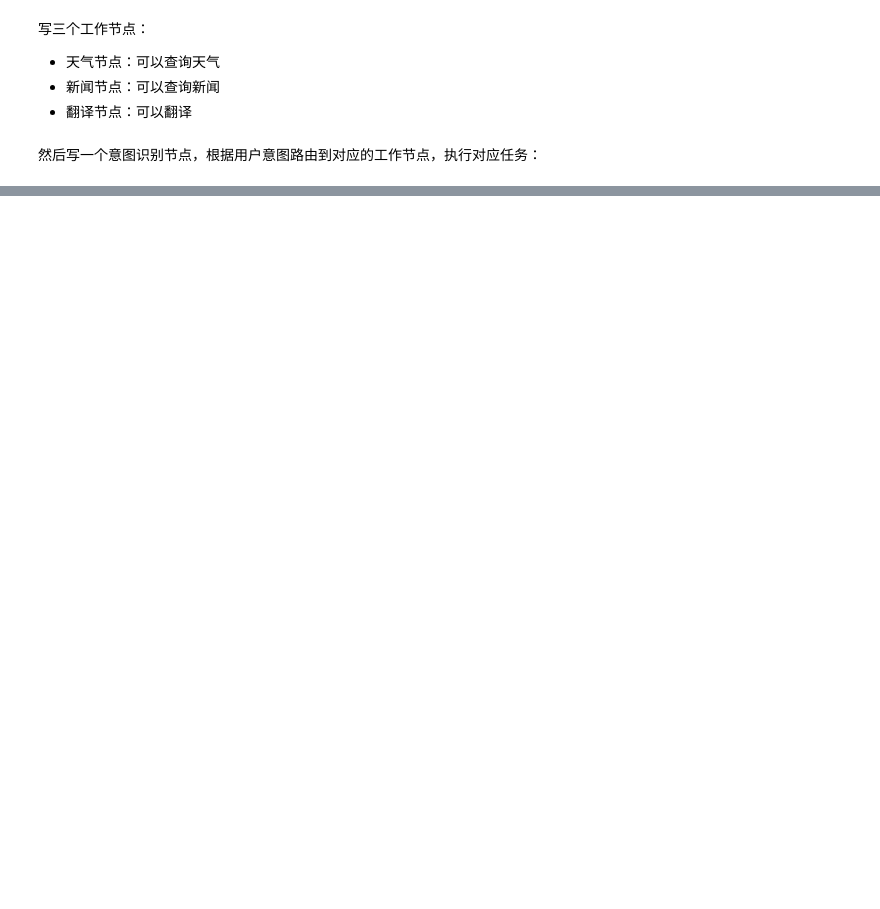
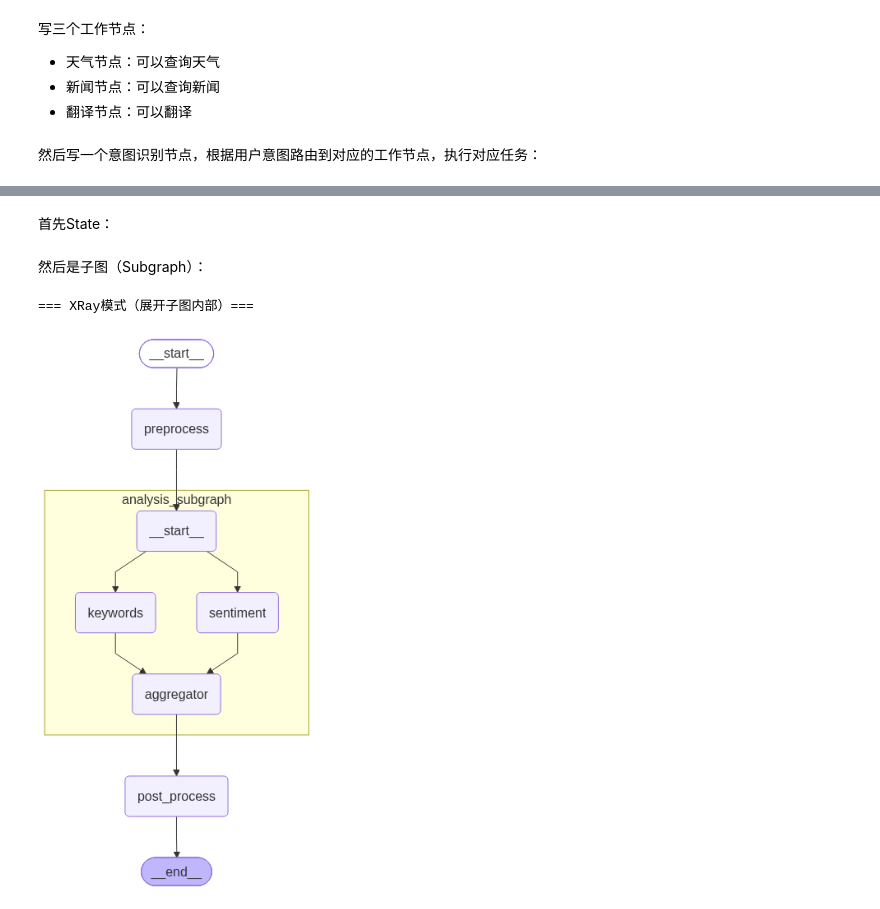
Before and after one commit to doom167169/agent_learning, a Jupyter notebook: LangGraph/_常见WorkFlow.ipynb, the cells around one changed output, grey strips where cells are left out. Drawn from its saved outputs; the diff is of its cells as text; code cells hidden in the pictures; blank space fills up the shorter version.

```diff
--- a/LangGraph/_常见WorkFlow.ipynb
+++ b/LangGraph/_常见WorkFlow.ipynb
@@ -249,0 +600,24 @@ display_graph(routing_graph)
+# %% [markdown]
+首先State：
+# %%
+# ========== 方式1: 直接嵌入 compiled subgraph ==========
+# 子图和父图共享 State key，父图自动完成状态映射
+
+
+# ----- 父图: 将来直接把子图嵌入作为节点 -----
+class ParentState(TypedDict):
+    input_text: str     # 可共享，父调用子时直接会传递给子图
+    result: str         # 子返回结果时，会直接返回给父图
+    preprocessed: str
+    final_output: str
+
+
+# ----- 子图: 情感分析子流程（独立编译）-----
+class AnalysisSubState(TypedDict):
+    """子图State——除了共享key，还可以有自己的key"""
+    input_text: str     # 父调用子时直接传递给子图
+    result: str         # 子返回结果时，直接返回给父图
+    sentiment: str      # 子图私有key
+    keywords: str       # 子图私有key
+# %% [markdown]
+然后是子图（Subgraph）：
@@ -249,0 +662,29 @@ display_graph(routing_graph)
+# %%
+# ----- 父图: 直接嵌入子图作为节点 -----
+def preprocess(state: ParentState):
+    print(f"  [父图-预处理] 收到: {state['input_text'][:40]}...")
+    return {"preprocessed": state["input_text"]}
+
+def post_process(state: ParentState):
+    print(f"  [父图-后处理] 子图结果: {state['result']}")
+    return {"final_output": f"✅ 处理完成: {state['result']}"}
+
+# 🔑 关键：直接把编译好的子图传给 add_node
+parent_graph = (
+    StateGraph(ParentState)
+    .add_node("preprocess", preprocess)
+    .add_node("analysis_subgraph", analysis_subgraph)  # 子图作为节点！
+    .add_node("post_process", post_process)
+    .add_edge(START, "preprocess")
+    .add_edge("preprocess", "analysis_subgraph")
+    .add_edge("analysis_subgraph", "post_process")
+    .add_edge("post_process", END)
+    .compile()
+)
+
+# 用 xray 模式可以看到子图内部结构
+print("\n=== XRay模式（展开子图内部）===")
+display_graph(parent_graph, xray=True)
+# %% [output]
+=== XRay模式（展开子图内部）===
+[figure, added]
```
Also changed, not shown: parts of 46 cells of this notebook, 1 other file.
